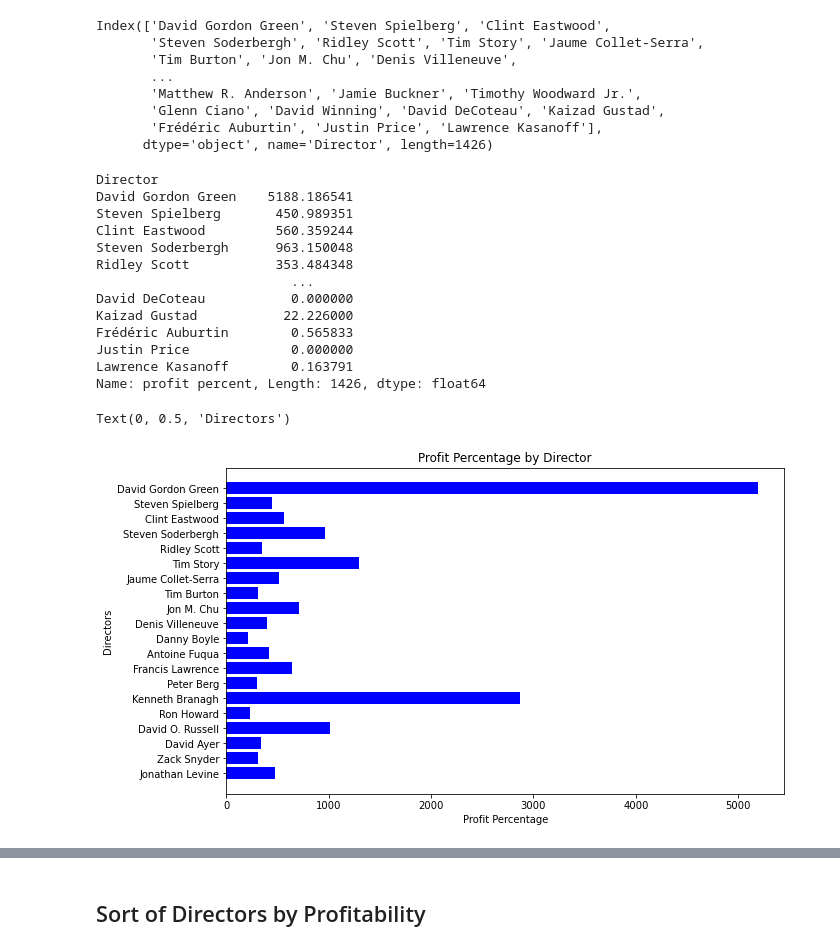
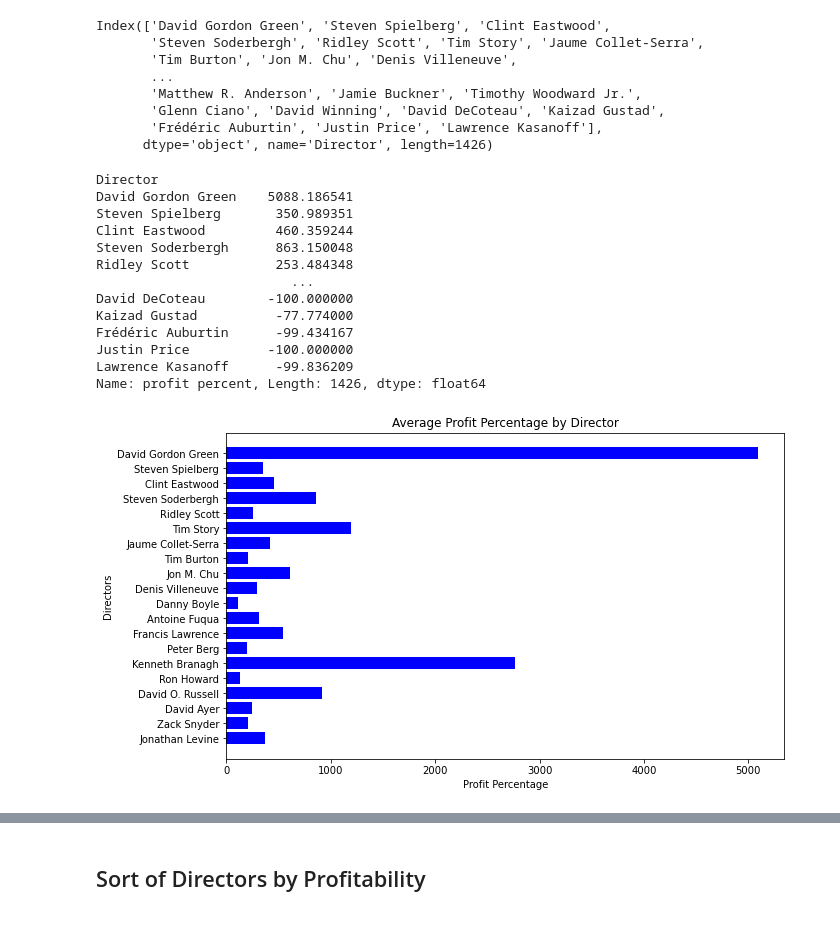
Before and after one commit to NazarMohl/FIlmStrategy, a Jupyter notebook: Study/merged_imdb_tnmoviebudgets.ipynb, the cells around one changed output, grey strips where cells are left out. Drawn from its saved outputs; the diff is of its cells as text; code cells hidden in the pictures.

```diff
--- a/Study/merged_imdb_tnmoviebudgets.ipynb
+++ b/Study/merged_imdb_tnmoviebudgets.ipynb
@@ -161,7 +161,7 @@ merged_df['float_production_budget'] = merged_df['production_budget'].replace('[
 merged_df['float_domestic_gross'] = merged_df['domestic_gross'].replace('[\$,]', '', regex=True).astype(float)
 merged_df['float_worldwide_gross'] = merged_df['worldwide_gross'].replace('[\$,]', '', regex=True).astype(float)
 # %%
-merged_df['profit percent'] = (merged_df['float_domestic_gross'] + merged_df['float_worldwide_gross']) / merged_df['float_production_budget'] * 100
+merged_df['profit percent'] = (merged_df['float_domestic_gross'] + merged_df['float_worldwide_gross'] - merged_df['float_production_budget']) / merged_df['float_production_budget'] * 100
 # %%
 merged_df.head()
 # %% [output]
@@ -231,17 +215,17 @@ Index(['David Gordon Green', 'Steven Spielberg', 'Clint Eastwood',
 director_sort_by_count_df['profit percent']
 # %% [output]
 Director
-David Gordon Green    5188.186541
-Steven Spielberg       450.989351
-Clint Eastwood         560.359244
-Steven Soderbergh      963.150048
-Ridley Scott           353.484348
+David Gordon Green    5088.186541
+Steven Spielberg       350.989351
+Clint Eastwood         460.359244
+Steven Soderbergh      863.150048
+Ridley Scott           253.484348
                          ...
-David DeCoteau           0.000000
-Kaizad Gustad           22.226000
-Frédéric Auburtin        0.565833
-Justin Price             0.000000
-Lawrence Kasanoff        0.163791
+David DeCoteau        -100.000000
+Kaizad Gustad          -77.774000
+Frédéric Auburtin      -99.434167
+Justin Price          -100.000000
+Lawrence Kasanoff      -99.836209
 Name: profit percent, Length: 1426, dtype: float64
 # %%
 # sns.barplot(x=director_sort_by_count_df['profit percent'].head(20),
@@ -251,14 +235,14 @@ Name: profit percent, Length: 1426, dtype: float64
 # %%
 fig, ax = plt.subplots(figsize=(10,6))
 
 ax.barh(director_sort_by_count_df.index[0:20], director_sort_by_count_df['profit percent'].head(20), color='blue')
 ax.invert_yaxis()
-ax.set_title("Profit Percentage by Director")
+ax.set_title("Average Profit Percentage by Director")
 ax.set_xlabel('Profit Percentage')
 ax.set_ylabel('Directors')
+plt.savefig('Profit_Percentage_by_Director_for_High_Movie_Count.png',bbox_inches='tight')
 # %% [output]
-Text(0, 0.5, 'Directors')
-[figure, old version]
+[figure, new version]
 # %%
 fig, ax = plt.subplots(figsize=(10,6))
 
```
Also changed, not shown: parts of 22 cells of this notebook, 1 other file.
